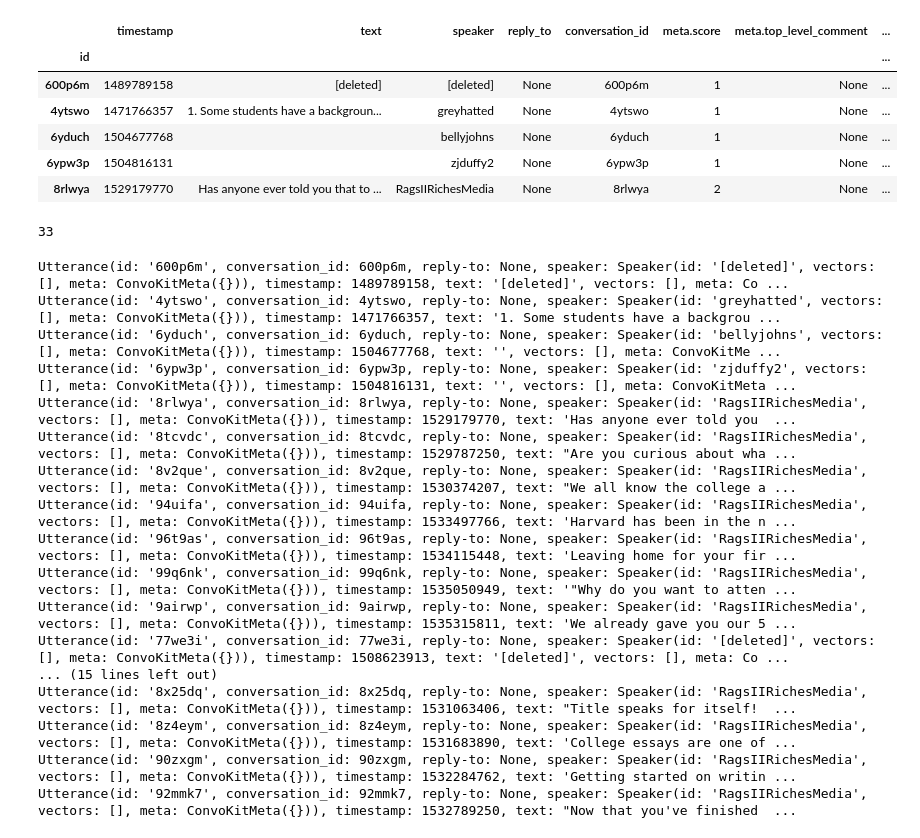
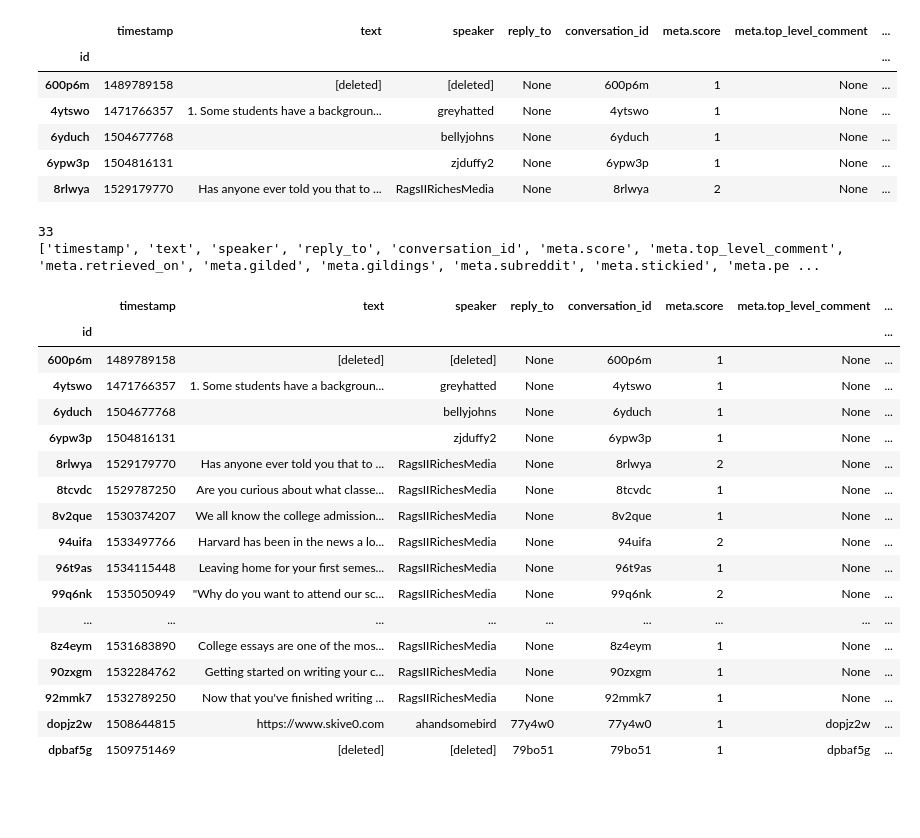
Before and after one commit to maxchamplin/NLP_and_Identity_project1, a Jupyter notebook: test.ipynb, the cells around one changed output. Cells and saved outputs as stored; diff of their text form; code cells hidden in the pictures; blank space fills up the shorter version.

Commit message:
got desired utterances working

```diff
--- a/test.ipynb
+++ b/test.ipynb
@@ -40,28 +40,29 @@ df.head()
 # %%
 idlist = df['conversation_id'].tolist()
 print(len(idlist))
+columns = df.columns.tolist()
+print(columns)
 # %% [output]
 33
+['timestamp', 'text', 'speaker', 'reply_to', 'conversation_id', 'meta.score', 'meta.top_level_comment', 'meta.retrieved_on', 'meta.gilded', 'meta.gildings', 'meta.subreddit', 'meta.stickied', 'meta.pe ...
 # %%
-newcorp = convokit.Corpus()
-for id in idlist:
-    y = Corpus1.get_utterance(id)
-    print(y)
+df.head(1000)
 # %% [output]
-Utterance(id: '600p6m', conversation_id: 600p6m, reply-to: None, speaker: Speaker(id: '[deleted]', vectors: [], meta: ConvoKitMeta({})), timestamp: 1489789158, text: '[deleted]', vectors: [], meta: Co ...
-Utterance(id: '4ytswo', conversation_id: 4ytswo, reply-to: None, speaker: Speaker(id: 'greyhatted', vectors: [], meta: ConvoKitMeta({})), timestamp: 1471766357, text: '1. Some students have a backgrou ...
-Utterance(id: '6yduch', conversation_id: 6yduch, reply-to: None, speaker: Speaker(id: 'bellyjohns', vectors: [], meta: ConvoKitMeta({})), timestamp: 1504677768, text: '', vectors: [], meta: ConvoKitMe ...
-Utterance(id: '6ypw3p', conversation_id: 6ypw3p, reply-to: None, speaker: Speaker(id: 'zjduffy2', vectors: [], meta: ConvoKitMeta({})), timestamp: 1504816131, text: '', vectors: [], meta: ConvoKitMeta ...
-Utterance(id: '8rlwya', conversation_id: 8rlwya, reply-to: None, speaker: Speaker(id: 'RagsIIRichesMedia', vectors: [], meta: ConvoKitMeta({})), timestamp: 1529179770, text: 'Has anyone ever told you  ...
-Utterance(id: '8tcvdc', conversation_id: 8tcvdc, reply-to: None, speaker: Speaker(id: 'RagsIIRichesMedia', vectors: [], meta: ConvoKitMeta({})), timestamp: 1529787250, text: "Are you curious about wha ...
-Utterance(id: '8v2que', conversation_id: 8v2que, reply-to: None, speaker: Speaker(id: 'RagsIIRichesMedia', vectors: [], meta: ConvoKitMeta({})), timestamp: 1530374207, text: "We all know the college a ...
-Utterance(id: '94uifa', conversation_id: 94uifa, reply-to: None, speaker: Speaker(id: 'RagsIIRichesMedia', vectors: [], meta: ConvoKitMeta({})), timestamp: 1533497766, text: 'Harvard has been in the n ...
-Utterance(id: '96t9as', conversation_id: 96t9as, reply-to: None, speaker: Speaker(id: 'RagsIIRichesMedia', vectors: [], meta: ConvoKitMeta({})), timestamp: 1534115448, text: 'Leaving home for your fir ...
-Utterance(id: '99q6nk', conversation_id: 99q6nk, reply-to: None, speaker: Speaker(id: 'RagsIIRichesMedia', vectors: [], meta: ConvoKitMeta({})), timestamp: 1535050949, text: '"Why do you want to atten ...
-Utterance(id: '9airwp', conversation_id: 9airwp, reply-to: None, speaker: Speaker(id: 'RagsIIRichesMedia', vectors: [], meta: ConvoKitMeta({})), timestamp: 1535315811, text: 'We already gave you our 5 ...
-Utterance(id: '77we3i', conversation_id: 77we3i, reply-to: None, speaker: Speaker(id: '[deleted]', vectors: [], meta: ConvoKitMeta({})), timestamp: 1508623913, text: '[deleted]', vectors: [], meta: Co ...
-... (15 lines left out)
-Utterance(id: '8x25dq', conversation_id: 8x25dq, reply-to: None, speaker: Speaker(id: 'RagsIIRichesMedia', vectors: [], meta: ConvoKitMeta({})), timestamp: 1531063406, text: "Title speaks for itself!  ...
-Utterance(id: '8z4eym', conversation_id: 8z4eym, reply-to: None, speaker: Speaker(id: 'RagsIIRichesMedia', vectors: [], meta: ConvoKitMeta({})), timestamp: 1531683890, text: 'College essays are one of ...
-Utterance(id: '90zxgm', conversation_id: 90zxgm, reply-to: None, speaker: Speaker(id: 'RagsIIRichesMedia', vectors: [], meta: ConvoKitMeta({})), timestamp: 1532284762, text: 'Getting started on writin ...
-Utterance(id: '92mmk7', conversation_id: 92mmk7, reply-to: None, speaker: Speaker(id: 'RagsIIRichesMedia', vectors: [], meta: ConvoKitMeta({})), timestamp: 1532789250, text: "Now that you've finished  ...
+|  | timestamp | text | speaker | reply_to | conversation_id | meta.score | meta.top_level_comment | ... |
+| id |  |  |  |  |  |  |  | ... |
+| 600p6m | 1489789158 | [deleted] | [deleted] | None | 600p6m | 1 | None | ... |
+| 4ytswo | 1471766357 | 1. Some students have a backgroun... | greyhatted | None | 4ytswo | 1 | None | ... |
+| 6yduch | 1504677768 |  | bellyjohns | None | 6yduch | 1 | None | ... |
+| 6ypw3p | 1504816131 |  | zjduffy2 | None | 6ypw3p | 1 | None | ... |
+| 8rlwya | 1529179770 | Has anyone ever told you that to ... | RagsIIRichesMedia | None | 8rlwya | 2 | None | ... |
+| 8tcvdc | 1529787250 | Are you curious about what classe... | RagsIIRichesMedia | None | 8tcvdc | 1 | None | ... |
+| 8v2que | 1530374207 | We all know the college admission... | RagsIIRichesMedia | None | 8v2que | 1 | None | ... |
+| 94uifa | 1533497766 | Harvard has been in the news a lo... | RagsIIRichesMedia | None | 94uifa | 2 | None | ... |
+| 96t9as | 1534115448 | Leaving home for your first semes... | RagsIIRichesMedia | None | 96t9as | 1 | None | ... |
+| 99q6nk | 1535050949 | "Why do you want to attend our sc... | RagsIIRichesMedia | None | 99q6nk | 2 | None | ... |
+| ... | ... | ... | ... | ... | ... | ... | ... | ... |
+| 8z4eym | 1531683890 | College essays are one of the mos... | RagsIIRichesMedia | None | 8z4eym | 1 | None | ... |
+| 90zxgm | 1532284762 | Getting started on writing your c... | RagsIIRichesMedia | None | 90zxgm | 1 | None | ... |
+| 92mmk7 | 1532789250 | Now that you've finished writing ... | RagsIIRichesMedia | None | 92mmk7 | 1 | None | ... |
+| dopjz2w | 1508644815 | https://www.skive0.com | ahandsomebird | 77y4w0 | 77y4w0 | 1 | dopjz2w | ... |
+| dpbaf5g | 1509751469 | [deleted] | [deleted] | 79bo51 | 79bo51 | 1 | dpbaf5g | ... |
```
Also changed, not shown: 1 other file.
